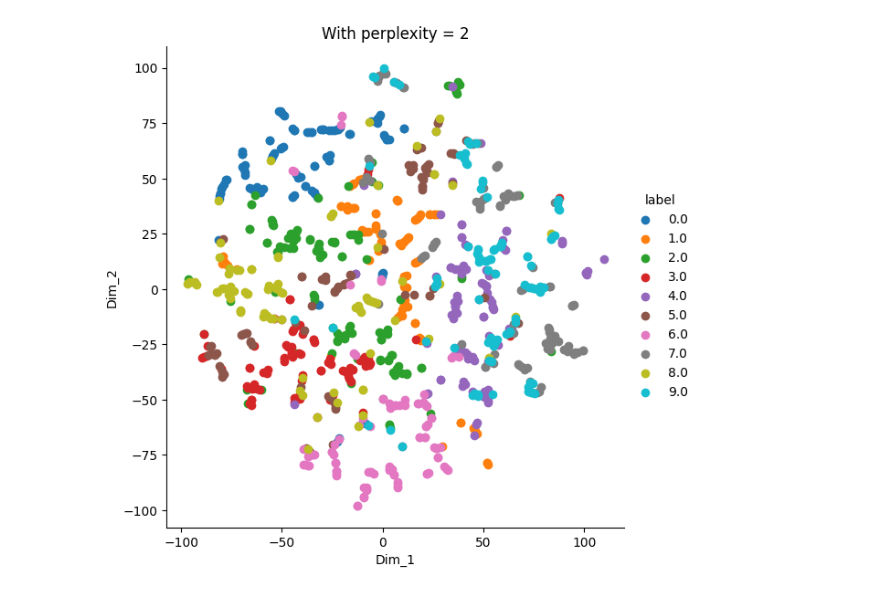
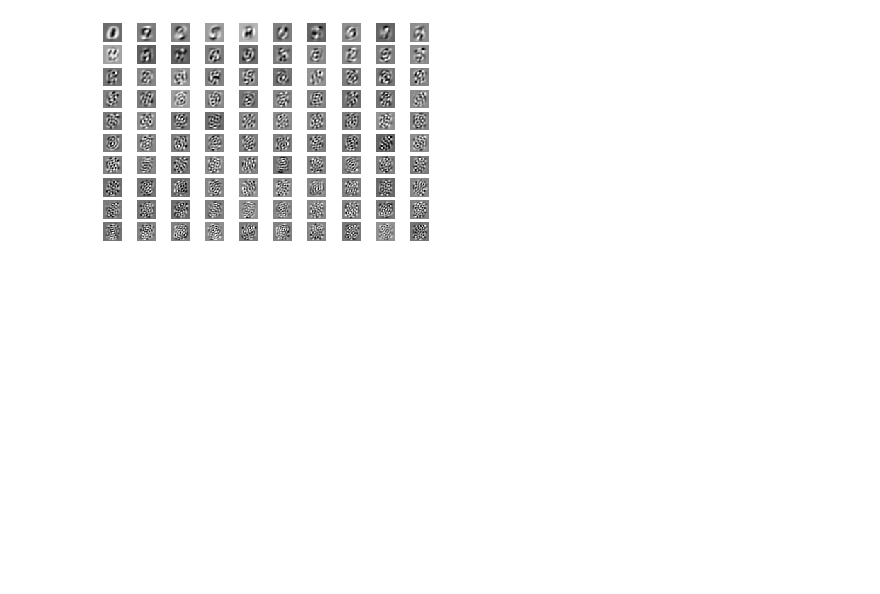
Before and after one commit to molumitu/PCA, a Jupyter notebook: main.ipynb, the cells around one changed output. Cells and saved outputs as stored; diff of their text form; code cells hidden in the pictures; blank space fills up the shorter version.

```diff
--- a/main.ipynb
+++ b/main.ipynb
@@ -57,0 +27,7 @@ The shape of variance matrix =  (784, 784)
+# %%
+precision_list = [1., 5., 20., 50., 80., 95., 99.]
+d_list = [np.argmax(np.clip(cum_var_explained-p/100, a_min=0, a_max=1)!=0)+1 for p in precision_list]
+# %%
+seed = 0
+rng = np.random.default_rng(seed=seed)
+idx_list = rng.integers(0, 784, size=(2,))
@@ -58,2 +50,19 @@ The shape of variance matrix =  (784, 784)
+# %%
+# warn: delete the 489 line "self.mean_ = np.mean(X, axis=0)" in scikit_learn.decomposition._pca.py
+pca_noncenter = decomposition.PCA()
+pca_noncenter.mean_ = np.zeros_like(np.mean(data, axis=0))
+for idx in idx_list:
+    plt.figure(figsize=(7,7))
+    grid_data = data[idx].reshape(28, 28)
+    plt.imshow(grid_data, interpolation = "none", cmap = "gray")
+    plt.savefig(f'NonCenter_origin_{idx}.png', dpi=600)
+    for d in d_list:
+        pca_noncenter.n_components = d
+        pca_data_noncenter = pca_noncenter.fit_transform(data)
+        pca_imag_noncenter = pca_noncenter.inverse_transform(pca_data_noncenter)
+        plt.figure(figsize=(7,7))
+        pca_grid_data = pca_imag_noncenter[idx].reshape(28, 28)
+        plt.imshow(pca_grid_data, interpolation = "none", cmap = "gray")
+        plt.savefig(f'NonCenter_pca_{idx}_d_{d}.png', dpi=300)
 # %%
 from scipy.linalg import eigh
@@ -207,14 +81,14 @@ plt.show()
-# %%
-model = TSNE(n_components=2, random_state=0, perplexity=2)
-tsne_data = model.fit_transform(data_1000)
-
-# creating a new data fram which help us in ploting the result data
-tsne_data = np.vstack((tsne_data.T, labels_1000)).T
-tsne_df = pd.DataFrame(data=tsne_data, columns=("Dim_1", "Dim_2", "label"))
-
-# Ploting the result of tsne
-sn.FacetGrid(tsne_df, hue="label", height=6).map(plt.scatter, 'Dim_1', 'Dim_2').add_legend()
-plt.title('With perplexity = 2')
-plt.show()
-# %% [output]
-[figure, removed]
+# %%
+columns = 10
+rows = 10
+fig, ax_array = plt.subplots(rows, columns,squeeze=False)
+for i,ax_row in enumerate(ax_array):
+    for j,axes in enumerate(ax_row):
+        grid_data = vectors[99-(i*columns+j)].reshape(28, 28)
+        axes.set_yticklabels([])
+        axes.set_xticklabels([])
+        axes.set_axis_off()
+        axes.imshow(grid_data, interpolation = "none", cmap = "gray")
+plt.savefig('eigh_vectors_visual.png', dpi=1000)
+# %% [output]
+[figure, added]
```
Also changed, not shown: parts of 24 cells of this notebook, 1 other file.
